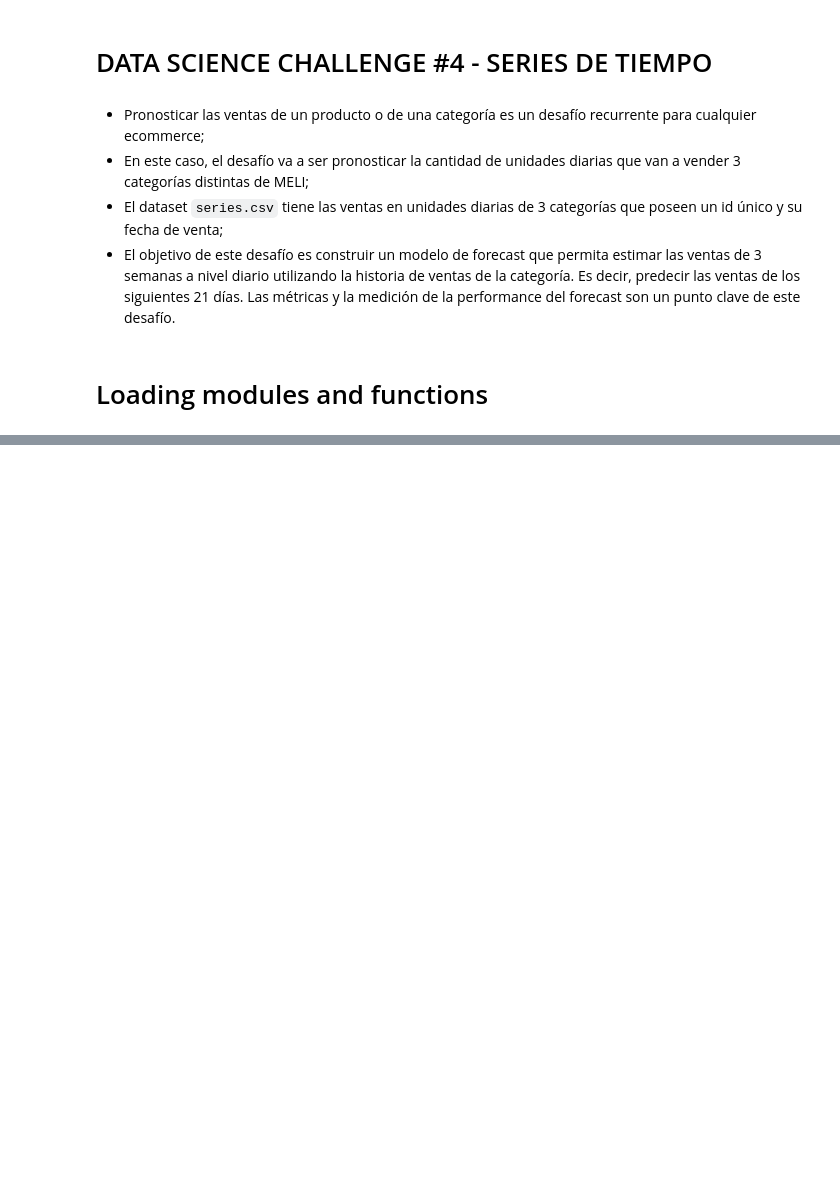
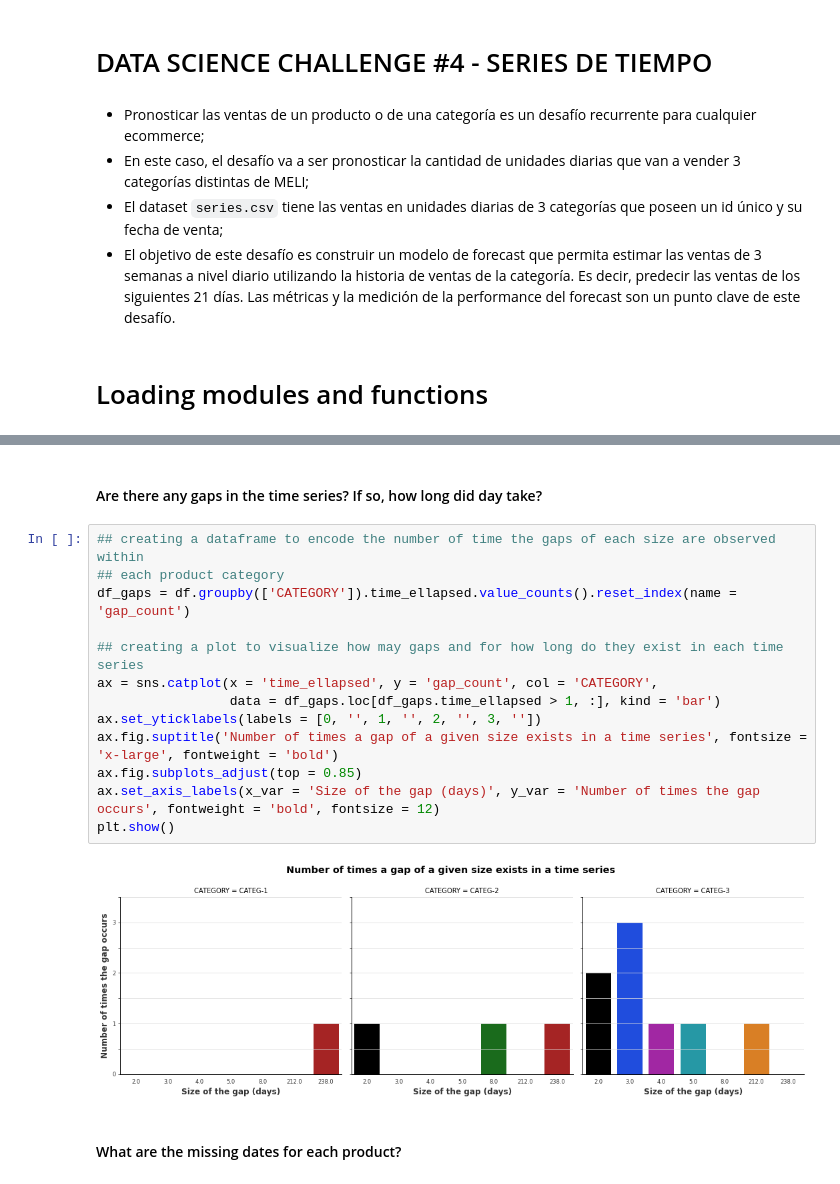
Before and after one commit to nacmarino/meli, a Jupyter notebook: src/DS Challenge #4 - Series de tiempo.ipynb, the cells around one changed output, grey strips where cells are left out. Drawn from its saved outputs; the diff is of its cells as text; blank space fills up the shorter version.

```diff
--- a/src/DS Challenge #4 - Series de tiempo.ipynb
+++ b/src/DS Challenge #4 - Series de tiempo.ipynb
@@ -15,0 +78,19 @@ df = pd.read_csv(filepath_or_buffer = '../data/series.csv')
+# %% [markdown]
+#### Are there any gaps in the time series? If so, how long did day take?
+# %%
+## creating a dataframe to encode the number of time the gaps of each size are observed within
+## each product category
+df_gaps = df.groupby(['CATEGORY']).time_ellapsed.value_counts().reset_index(name = 'gap_count')
+
+## creating a plot to visualize how may gaps and for how long do they exist in each time series
+ax = sns.catplot(x = 'time_ellapsed', y = 'gap_count', col = 'CATEGORY',
+                 data = df_gaps.loc[df_gaps.time_ellapsed > 1, :], kind = 'bar')
+ax.set_yticklabels(labels = [0, '', 1, '', 2, '', 3, ''])
+ax.fig.suptitle('Number of times a gap of a given size exists in a time series', fontsize = 'x-large', fontweight = 'bold')
+ax.fig.subplots_adjust(top = 0.85)
+ax.set_axis_labels(x_var = 'Size of the gap (days)', y_var = 'Number of times the gap occurs', fontweight = 'bold', fontsize = 12)
+plt.show()
+# %% [output]
+[figure, added]
+# %% [markdown]
+#### What are the missing dates for each product?
```
Also changed, not shown: parts of 25 cells of this notebook.
